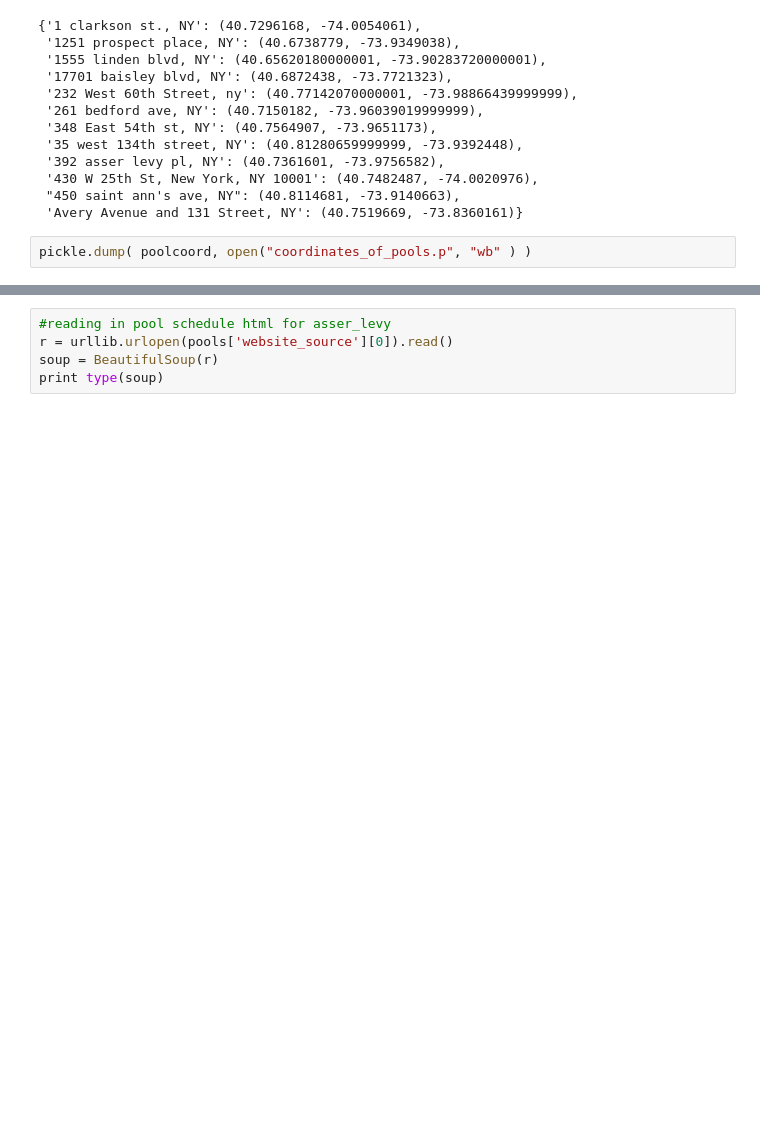
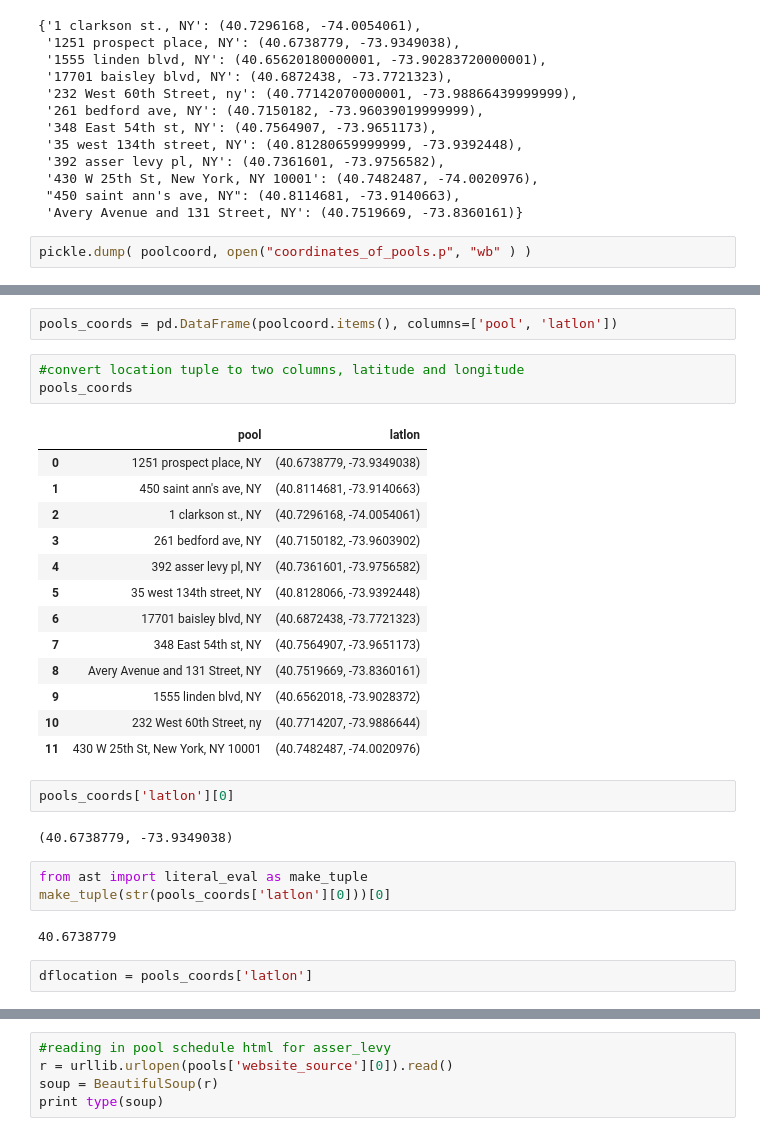
Before and after one commit to stephgline/NYClapfinder, a Jupyter notebook: 4.11.16.pool_project.ipynb, the cells around one changed output, grey strips where cells are left out. Cells and saved outputs as stored; diff of their text form; blank space fills up the shorter version.

```diff
--- a/4.11.16.pool_project.ipynb
+++ b/4.11.16.pool_project.ipynb
@@ -76,0 +96,30 @@ pickle.dump( poolcoord, open("coordinates_of_pools.p", "wb" ) )
+# %%
+pools_coords = pd.DataFrame(poolcoord.items(), columns=['pool', 'latlon'])
+# %%
+#convert location tuple to two columns, latitude and longitude
+pools_coords
+# %% [output]
+|  | pool | latlon |
+| 0 | 1251 prospect place, NY | (40.6738779, -73.9349038) |
+| 1 | 450 saint ann's ave, NY | (40.8114681, -73.9140663) |
+| 2 | 1 clarkson st., NY | (40.7296168, -74.0054061) |
+| 3 | 261 bedford ave, NY | (40.7150182, -73.9603902) |
+| 4 | 392 asser levy pl, NY | (40.7361601, -73.9756582) |
+| 5 | 35 west 134th street, NY | (40.8128066, -73.9392448) |
+| 6 | 17701 baisley blvd, NY | (40.6872438, -73.7721323) |
+| 7 | 348 East 54th st, NY | (40.7564907, -73.9651173) |
+| 8 | Avery Avenue and 131 Street, NY | (40.7519669, -73.8360161) |
+| 9 | 1555 linden blvd, NY | (40.6562018, -73.9028372) |
+| 10 | 232 West 60th Street, ny | (40.7714207, -73.9886644) |
+| 11 | 430 W 25th St, New York, NY 10001 | (40.7482487, -74.0020976) |
+# %%
+pools_coords['latlon'][0]
+# %% [output]
+(40.6738779, -73.9349038)
+# %%
+from ast import literal_eval as make_tuple
+make_tuple(str(pools_coords['latlon'][0]))[0]
+# %% [output]
+40.6738779
+# %%
+dflocation = pools_coords['latlon']
```
Also changed, not shown: parts of 13 cells of this notebook.
